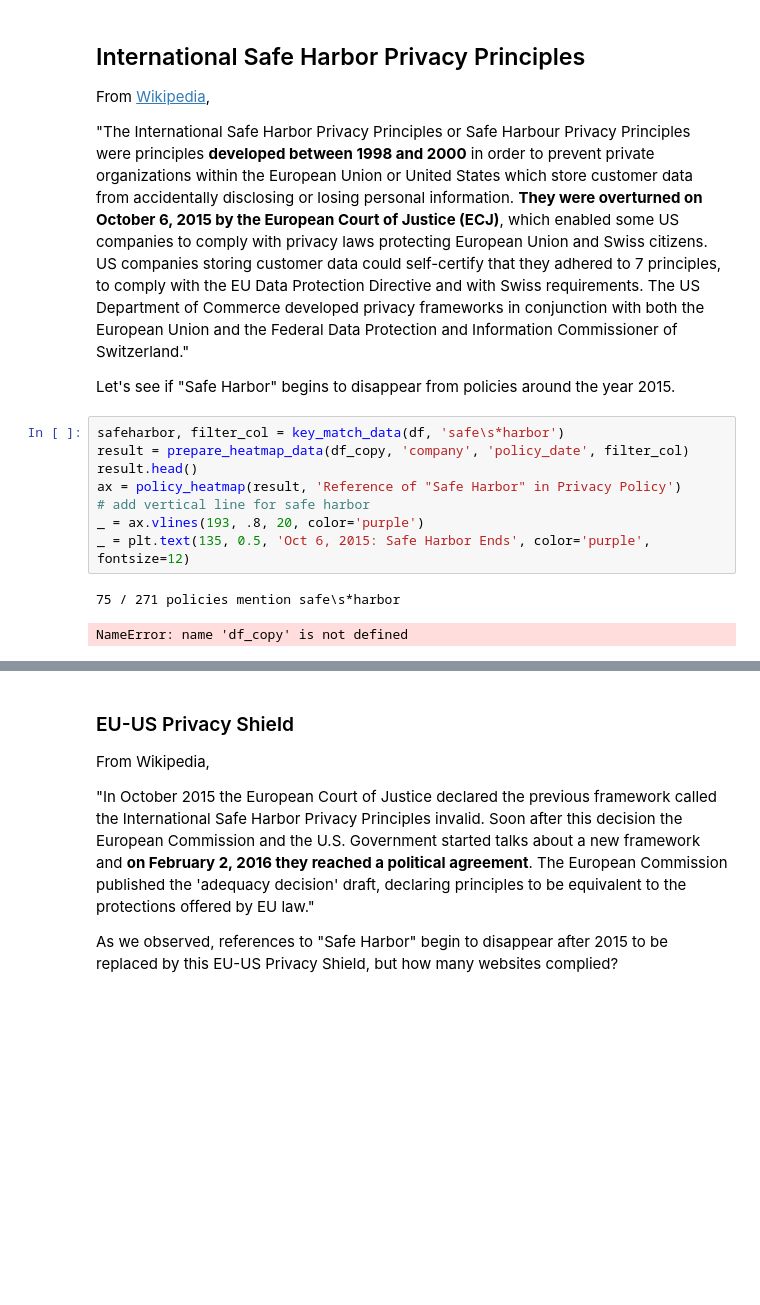
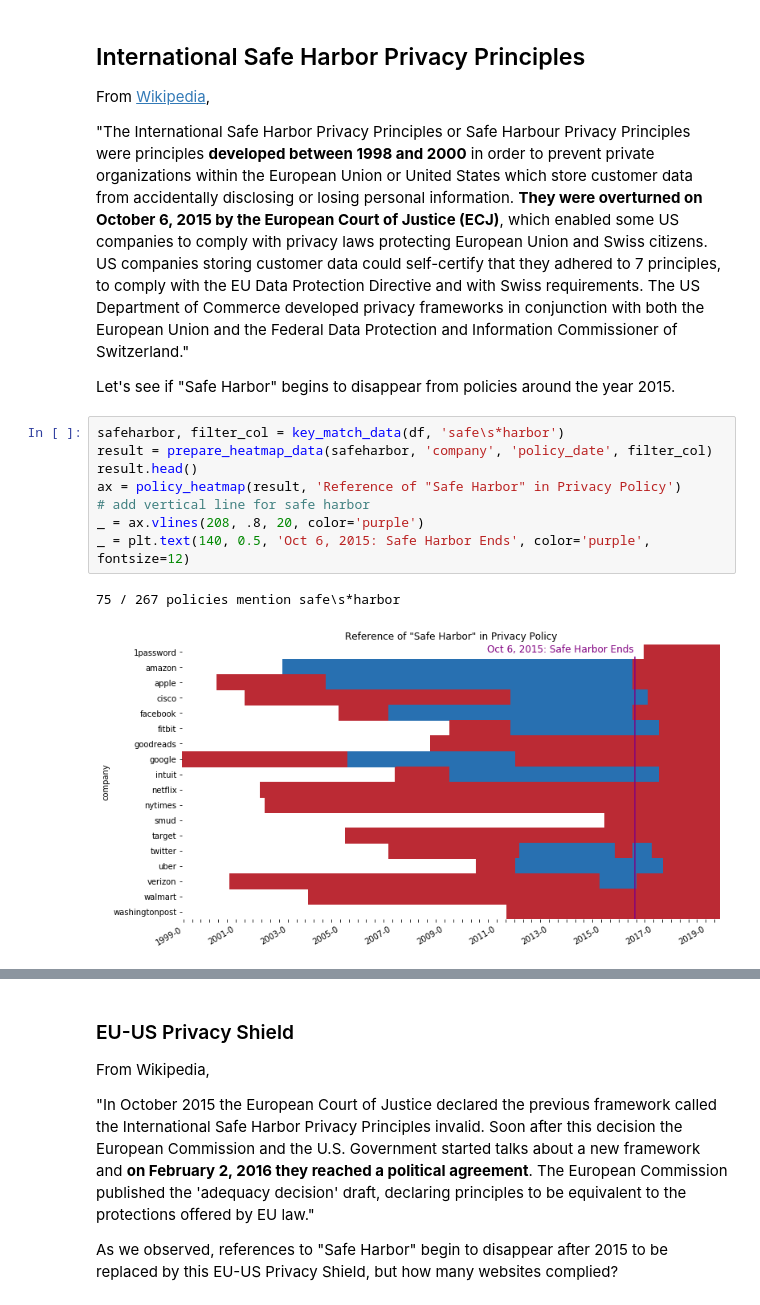
Before and after one commit to workmanjack/privacy-policies-through-time, a Jupyter notebook: notebooks/privacy-policies-through-time.ipynb, the cells around one changed output, grey strips where cells are left out. Cells and saved outputs as stored; diff of their text form; blank space fills up the shorter version.

Commit message:
regenerated visualizations

```diff
--- a/notebooks/privacy-policies-through-time.ipynb
+++ b/notebooks/privacy-policies-through-time.ipynb
@@ -325,14 +325,14 @@ From [Wikipedia](https://en.wikipedia.org/wiki/International_Safe_Harbor_Privacy
 Let's see if "Safe Harbor" begins to disappear from policies around the year 2015.
 # %%
 safeharbor, filter_col = key_match_data(df, 'safe\s*harbor')
-result = prepare_heatmap_data(df_copy, 'company', 'policy_date', filter_col)
+result = prepare_heatmap_data(safeharbor, 'company', 'policy_date', filter_col)
 result.head()
 ax = policy_heatmap(result, 'Reference of "Safe Harbor" in Privacy Policy')
 # add vertical line for safe harbor
-_ = ax.vlines(193, .8, 20, color='purple')
-_ = plt.text(135, 0.5, 'Oct 6, 2015: Safe Harbor Ends', color='purple', fontsize=12)
+_ = ax.vlines(208, .8, 20, color='purple')
+_ = plt.text(140, 0.5, 'Oct 6, 2015: Safe Harbor Ends', color='purple', fontsize=12)
 # %% [output]
-75 / 271 policies mention safe\s*harbor
+75 / 267 policies mention safe\s*harbor
-NameError: name 'df_copy' is not defined
+[figure, added]
 # %%
 review_regex_matches(safeharbor, filter_col, 'safe\s*harbor').sample(n=10)
```
Also changed, not shown: parts of 21 cells of this notebook, 1 other file.
